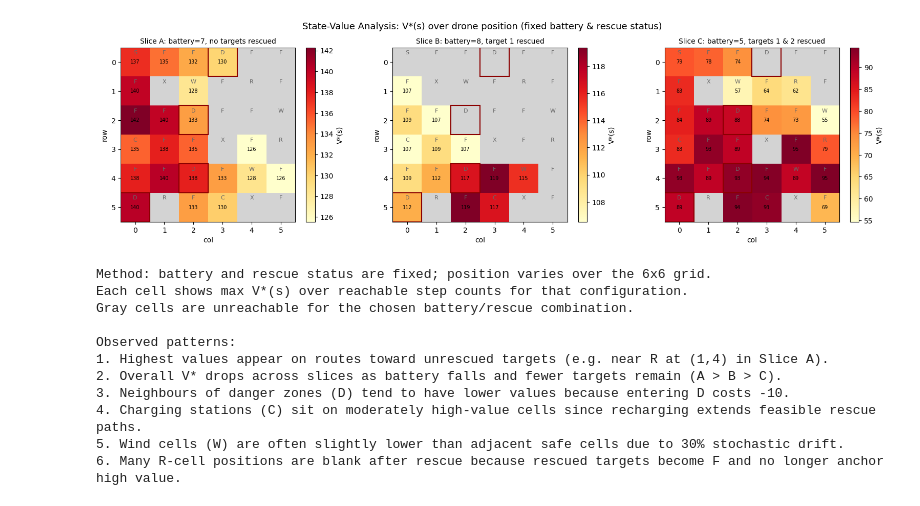
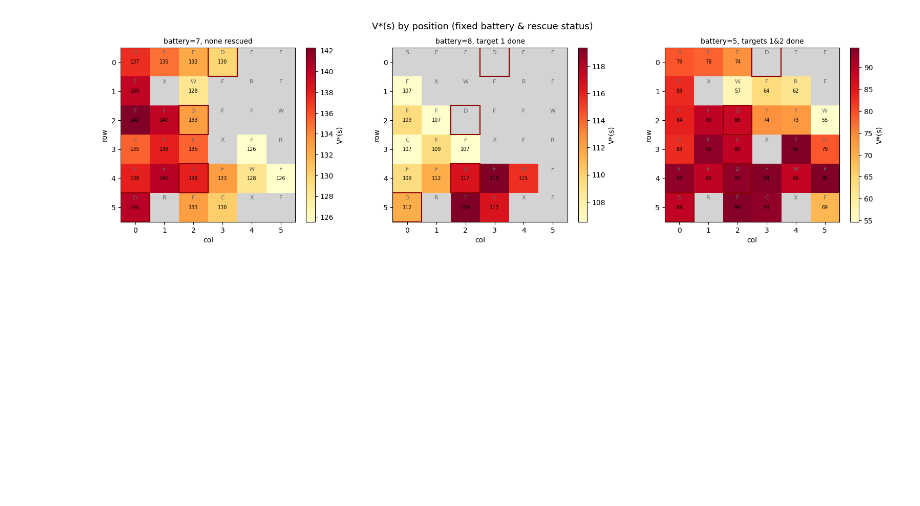
Before and after one commit to syedshirazahmed/drl-dp-assignment, a Jupyter notebook: DynamicProgramming.ipynb, the cells around one changed output. Drawn from its saved outputs; the diff is of its cells as text; code cells hidden in the pictures; blank space fills up the shorter version.

Commit message:
Updated Some cells including markdown

```diff
--- a/DynamicProgramming.ipynb
+++ b/DynamicProgramming.ipynb
@@ -469,79 +670,52 @@ Rescue sequence (step -> target):
 # %%
-# State-Value Analysis
 def build_value_slice(V, env, battery, rescued):
-    """Fix battery and rescue status; for each cell take max V* over reachable step counts."""
+    # for fixed battery + rescued status, get V* at each position (max over step counts)
     grid = np.full((env.grid_size, env.grid_size), np.nan)
     for r in range(env.grid_size):
         for c in range(env.grid_size):
-            vals = [v for (rr, cc, b, rs, _), v in V.items()
-                    if rr == r and cc == c and b == battery and rs == rescued]
+            vals = [v for (rr,cc,b,rs,_), v in V.items()
+                    if rr==r and cc==c and b==battery and rs==rescued]
             if vals:
                 grid[r, c] = max(vals)
     return grid
 
 
-def plot_state_value_analysis(env, results):
+def plot_value_analysis(env, results):
+    # visualize V*(s) across the grid for different fixed battery and rescue conditions
     V = results['V']
+
     slices = [
-        {'battery': 7, 'rescued': (0, 0, 0),
-         'title': 'Slice A: battery=7, no targets rescued'},
-        {'battery': 8, 'rescued': (1, 0, 0),
-         'title': 'Slice B: battery=8, target 1 rescued'},
-        {'battery': 5, 'rescued': (1, 1, 0),
-         'title': 'Slice C: battery=5, targets 1 & 2 rescued'},
+        {'battery': 7, 'rescued': (0,0,0), 'title': 'battery=7, none rescued'},
+        {'battery': 8, 'rescued': (1,0,0), 'title': 'battery=8, target 1 done'},
+        {'battery': 5, 'rescued': (1,1,0), 'title': 'battery=5, targets 1&2 done'},
     ]
 
     fig, axes = plt.subplots(1, 3, figsize=(16, 4.5))
     cmap = plt.cm.YlOrRd.copy()
     cmap.set_bad(color='lightgray')
 
     for ax, sl in zip(axes, slices):
-        value_grid = build_value_slice(V, env, sl['battery'], sl['rescued'])
-        im = ax.imshow(value_grid, origin='upper', cmap=cmap)
+        vg = build_value_slice(V, env, sl['battery'], sl['rescued'])
+        im = ax.imshow(vg, origin='upper', cmap=cmap)
         ax.set_title(sl['title'], fontsize=10)
         plt.colorbar(im, ax=ax, fraction=0.046, label='V*(s)')
+
         for r in range(env.grid_size):
             for c in range(env.grid_size):
-                symbol = env.initial_grid[r, c]
-                if env.initial_grid[r, c] == 'D':
-                    ax.add_patch(plt.Rectangle((c - 0.5, r - 0.5), 1, 1,
-                                 fill=False, edgecolor='darkred', linewidth=1.5))
-                if not np.isnan(value_grid[r, c]):
-                    ax.text(c, r, f'{value_grid[r, c]:.0f}', ha='center', va='center', fontsize=7)
-                ax.text(c, r - 0.32, symbol, ha='center', va='center', fontsize=8, color='dimgray')
-        ax.set_xticks(range(env.grid_size))
-        ax.set_yticks(range(env.grid_size))
-        ax.set_xlabel('col')
-        ax.set_ylabel('row')
+                sym = env.initial_grid[r, c]
+                if sym == 'D':
+                    ax.add_patch(plt.Rectangle((c-0.5,r-0.5), 1, 1,
+                                 fill=False, edgecolor='darkred', lw=1.5))
+                if not np.isnan(vg[r, c]):
+                    ax.text(c, r, f'{vg[r,c]:.0f}', ha='center', va='center', fontsize=7)
+                ax.text(c, r-0.32, sym, ha='center', va='center', fontsize=8, color='dimgray')
+        ax.set_xticks(range(env.grid_size)); ax.set_yticks(range(env.grid_size))
+        ax.set_xlabel('col'); ax.set_ylabel('row')
 
-    fig.suptitle('State-Value Analysis: V*(s) over drone position (fixed battery & rescue status)', fontsize=13)
+    plt.suptitle('V*(s) by position (fixed battery & rescue status)', fontsize=13)
     plt.tight_layout()
     plt.show()
 
-    print('Method: battery and rescue status are fixed; position varies over the 6x6 grid.')
-    print('Each cell shows max V*(s) over reachable step counts for that configuration.')
-    print('Gray cells are unreachable for the chosen battery/rescue combination.')
-    print()
-    print('Observed patterns:')
-    print('1. Highest values appear on routes toward unrescued targets (e.g. near R at (1,4) in Slice A).')
-    print('2. Overall V* drops across slices as battery falls and fewer targets remain (A > B > C).')
-    print('3. Neighbours of danger zones (D) tend to have lower values because entering D costs -10.')
-    print('4. Charging stations (C) sit on moderately high-value cells since recharging extends feasible rescue paths.')
-    print('5. Wind cells (W) are often slightly lower than adjacent safe cells due to 30% stochastic drift.')
-    print('6. Many R-cell positions are blank after rescue because rescued targets become F and no longer anchor high value.')
-
-
-plot_state_value_analysis(env, results)
+plot_value_analysis(env, results)
 # %% [output]
-[figure, old version]
+[figure, new version]
-Method: battery and rescue status are fixed; position varies over the 6x6 grid.
-Each cell shows max V*(s) over reachable step counts for that configuration.
-Gray cells are unreachable for the chosen battery/rescue combination.
-
-Observed patterns:
-1. Highest values appear on routes toward unrescued targets (e.g. near R at (1,4) in Slice A).
-2. Overall V* drops across slices as battery falls and fewer targets remain (A > B > C).
-3. Neighbours of danger zones (D) tend to have lower values because entering D costs -10.
-4. Charging stations (C) sit on moderately high-value cells since recharging extends feasible rescue paths.
-5. Wind cells (W) are often slightly lower than adjacent safe cells due to 30% stochastic drift.
-6. Many R-cell positions are blank after rescue because rescued targets become F and no longer anchor high value.
```
Also changed, not shown: parts of 11 cells of this notebook.
